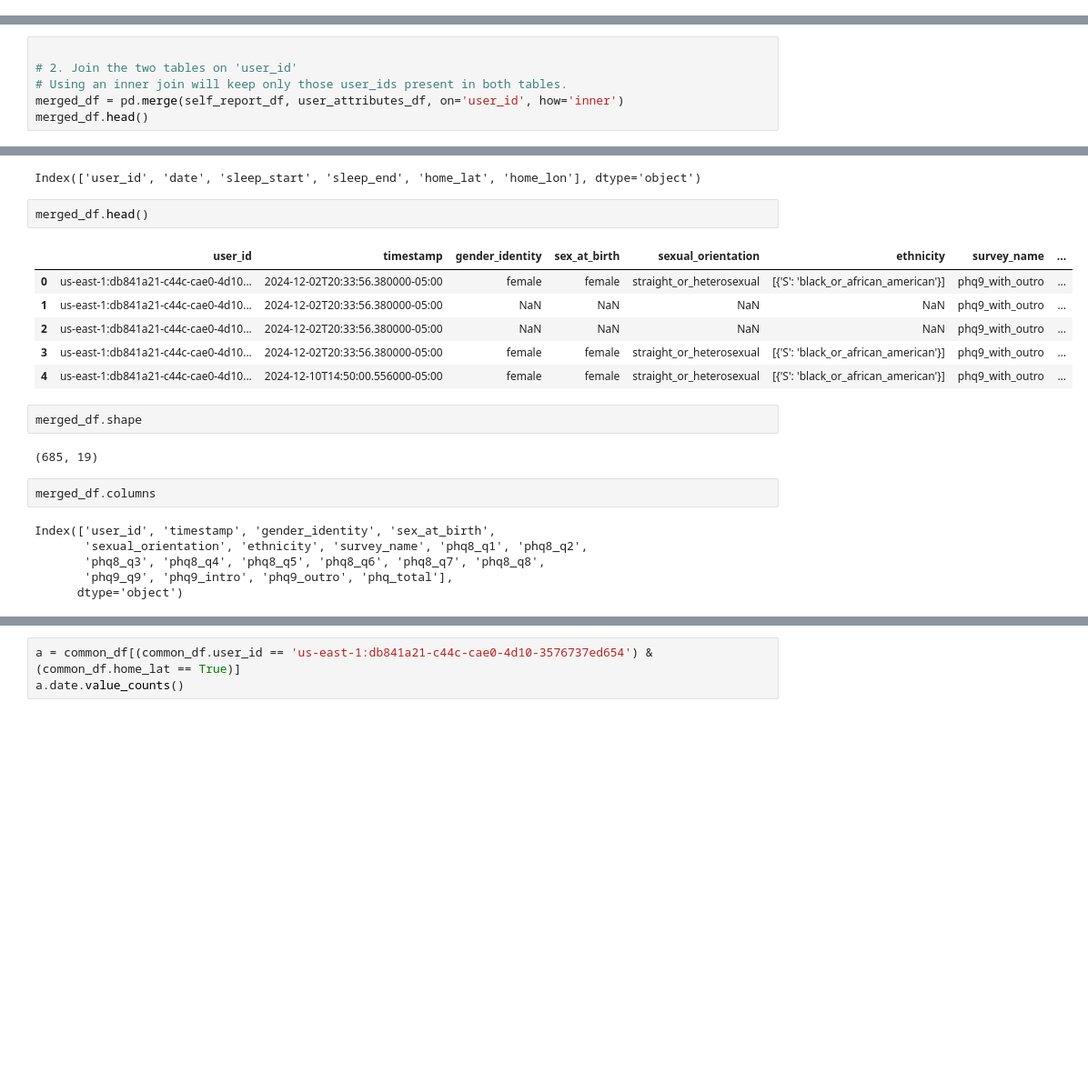
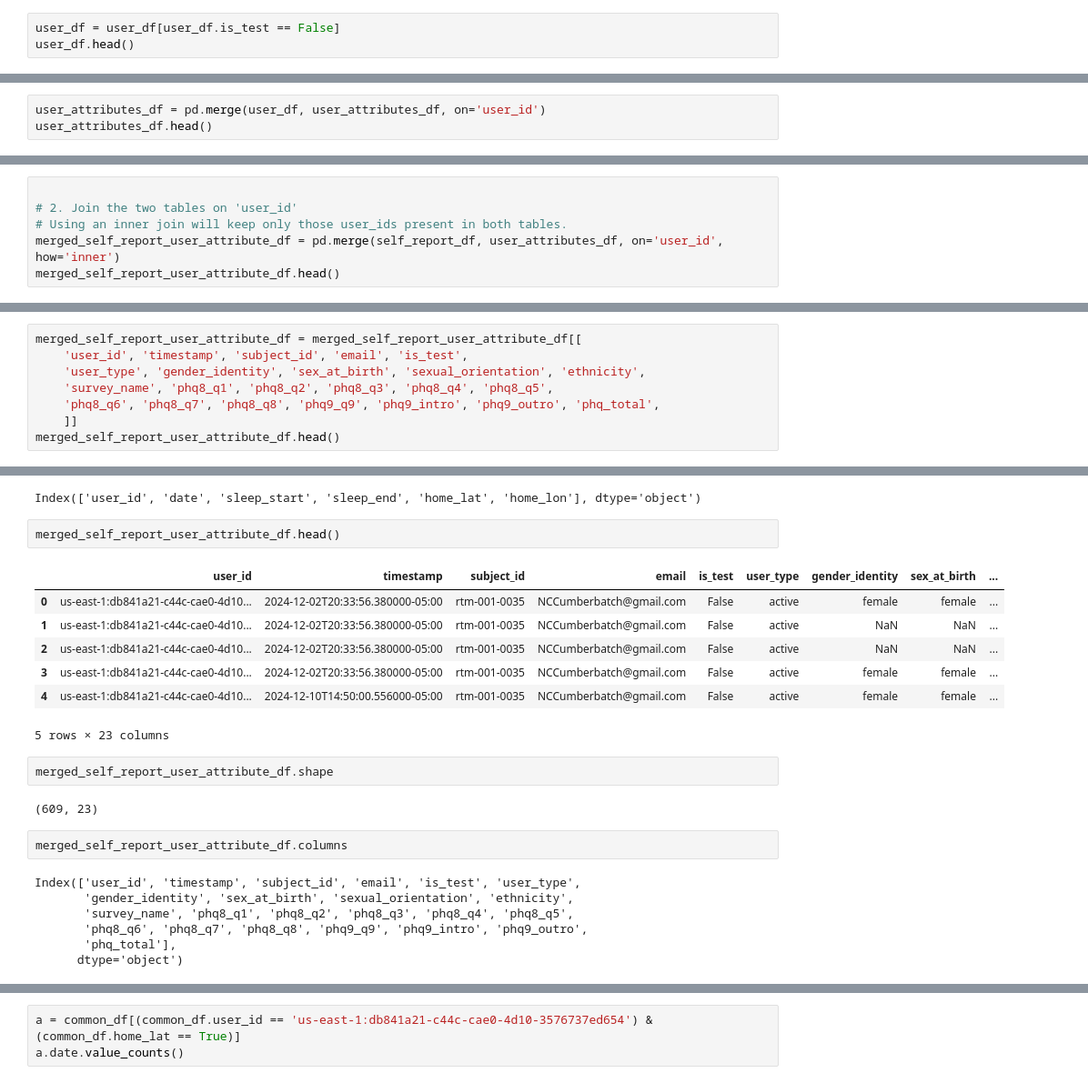
Before and after one commit to paragjadhav14/HR_ML_model_building, a Jupyter notebook: dtc_user_Attributes.ipynb, the cells around one changed output, grey strips where cells are left out. Shown at 91% size. Drawn from its saved outputs; the diff is of its cells as text; blank space fills up the shorter version.

```diff
--- a/dtc_user_Attributes.ipynb
+++ b/dtc_user_Attributes.ipynb
@@ -9,0 +141,3 @@ warnings.filterwarnings("ignore")
+# %%
+user_df = user_df[user_df.is_test == False]
+user_df.head()
@@ -343,0 +497,3 @@ user_attributes_df.shape
+# %%
+user_attributes_df = pd.merge(user_df, user_attributes_df, on='user_id')
+user_attributes_df.head()
@@ -920,8 +1129,8 @@ filtered_user_attributes_df
 
 # 2. Join the two tables on 'user_id'
 # Using an inner join will keep only those user_ids present in both tables.
-merged_df = pd.merge(self_report_df, user_attributes_df, on='user_id', how='inner')
-merged_df.head()
+merged_self_report_user_attribute_df = pd.merge(self_report_df, user_attributes_df, on='user_id', how='inner')
+merged_self_report_user_attribute_df.head()
 # %% [output]
 |  | user_id | timestamp | survey_name | phq8_q1 | phq8_q2 | phq8_q3 | phq8_q4 | phq8_q5 | phq8_q6 | phq8_q7 | ... |
 | 0 | us-east-1:db841a21-c44c-cae0-4d10... | 2024-12-02T20:33:56.380000-05:00 | phq9_with_outro | 1 | 1 | 0 | 2 | 0 | 1 | 0 | ... |
@@ -931,0 +1151,8 @@ merged_df.head()
+# %%
+merged_self_report_user_attribute_df = merged_self_report_user_attribute_df[[
+    'user_id', 'timestamp', 'subject_id', 'email', 'is_test',
+    'user_type', 'gender_identity', 'sex_at_birth', 'sexual_orientation', 'ethnicity',
+    'survey_name', 'phq8_q1', 'phq8_q2', 'phq8_q3', 'phq8_q4', 'phq8_q5',
+    'phq8_q6', 'phq8_q7', 'phq8_q8', 'phq9_q9', 'phq9_intro', 'phq9_outro', 'phq_total',
+    ]]
+merged_self_report_user_attribute_df.head()
@@ -1382,25 +1630,27 @@ summary_df.columns
 # %% [output]
 Index(['user_id', 'date', 'sleep_start', 'sleep_end', 'home_lat', 'home_lon'], dtype='object')
 # %%
-merged_df.head()
+merged_self_report_user_attribute_df.head()
 # %% [output]
-|  | user_id | timestamp | gender_identity | sex_at_birth | sexual_orientation | ethnicity | survey_name | ... |
-| 0 | us-east-1:db841a21-c44c-cae0-4d10... | 2024-12-02T20:33:56.380000-05:00 | female | female | straight_or_heterosexual | [{'S': 'black_or_african_american'}] | phq9_with_outro | ... |
-| 1 | us-east-1:db841a21-c44c-cae0-4d10... | 2024-12-02T20:33:56.380000-05:00 | NaN | NaN | NaN | NaN | phq9_with_outro | ... |
-| 2 | us-east-1:db841a21-c44c-cae0-4d10... | 2024-12-02T20:33:56.380000-05:00 | NaN | NaN | NaN | NaN | phq9_with_outro | ... |
-| 3 | us-east-1:db841a21-c44c-cae0-4d10... | 2024-12-02T20:33:56.380000-05:00 | female | female | straight_or_heterosexual | [{'S': 'black_or_african_american'}] | phq9_with_outro | ... |
-| 4 | us-east-1:db841a21-c44c-cae0-4d10... | 2024-12-10T14:50:00.556000-05:00 | female | female | straight_or_heterosexual | [{'S': 'black_or_african_american'}] | phq9_with_outro | ... |
+|  | user_id | timestamp | subject_id | email | is_test | user_type | gender_identity | sex_at_birth | ... |
+| 0 | us-east-1:db841a21-c44c-cae0-4d10... | 2024-12-02T20:33:56.380000-05:00 | rtm-001-0035 | NCCumberbatch@gmail.com | False | active | female | female | ... |
+| 1 | us-east-1:db841a21-c44c-cae0-4d10... | 2024-12-02T20:33:56.380000-05:00 | rtm-001-0035 | NCCumberbatch@gmail.com | False | active | NaN | NaN | ... |
+| 2 | us-east-1:db841a21-c44c-cae0-4d10... | 2024-12-02T20:33:56.380000-05:00 | rtm-001-0035 | NCCumberbatch@gmail.com | False | active | NaN | NaN | ... |
+| 3 | us-east-1:db841a21-c44c-cae0-4d10... | 2024-12-02T20:33:56.380000-05:00 | rtm-001-0035 | NCCumberbatch@gmail.com | False | active | female | female | ... |
+| 4 | us-east-1:db841a21-c44c-cae0-4d10... | 2024-12-10T14:50:00.556000-05:00 | rtm-001-0035 | NCCumberbatch@gmail.com | False | active | female | female | ... |
+5 rows × 23 columns
 # %%
-merged_df.shape
+merged_self_report_user_attribute_df.shape
 # %% [output]
-(685, 19)
+(609, 23)
 # %%
-merged_df.columns
+merged_self_report_user_attribute_df.columns
 # %% [output]
-Index(['user_id', 'timestamp', 'gender_identity', 'sex_at_birth',
-       'sexual_orientation', 'ethnicity', 'survey_name', 'phq8_q1', 'phq8_q2',
-       'phq8_q3', 'phq8_q4', 'phq8_q5', 'phq8_q6', 'phq8_q7', 'phq8_q8',
-       'phq9_q9', 'phq9_intro', 'phq9_outro', 'phq_total'],
+Index(['user_id', 'timestamp', 'subject_id', 'email', 'is_test', 'user_type',
+       'gender_identity', 'sex_at_birth', 'sexual_orientation', 'ethnicity',
+       'survey_name', 'phq8_q1', 'phq8_q2', 'phq8_q3', 'phq8_q4', 'phq8_q5',
+       'phq8_q6', 'phq8_q7', 'phq8_q8', 'phq9_q9', 'phq9_intro', 'phq9_outro',
+       'phq_total'],
       dtype='object')
 # %%
 # Get unique user_ids from both dataframes
```
Also changed, not shown: parts of 119 cells of this notebook, 1 other file.
